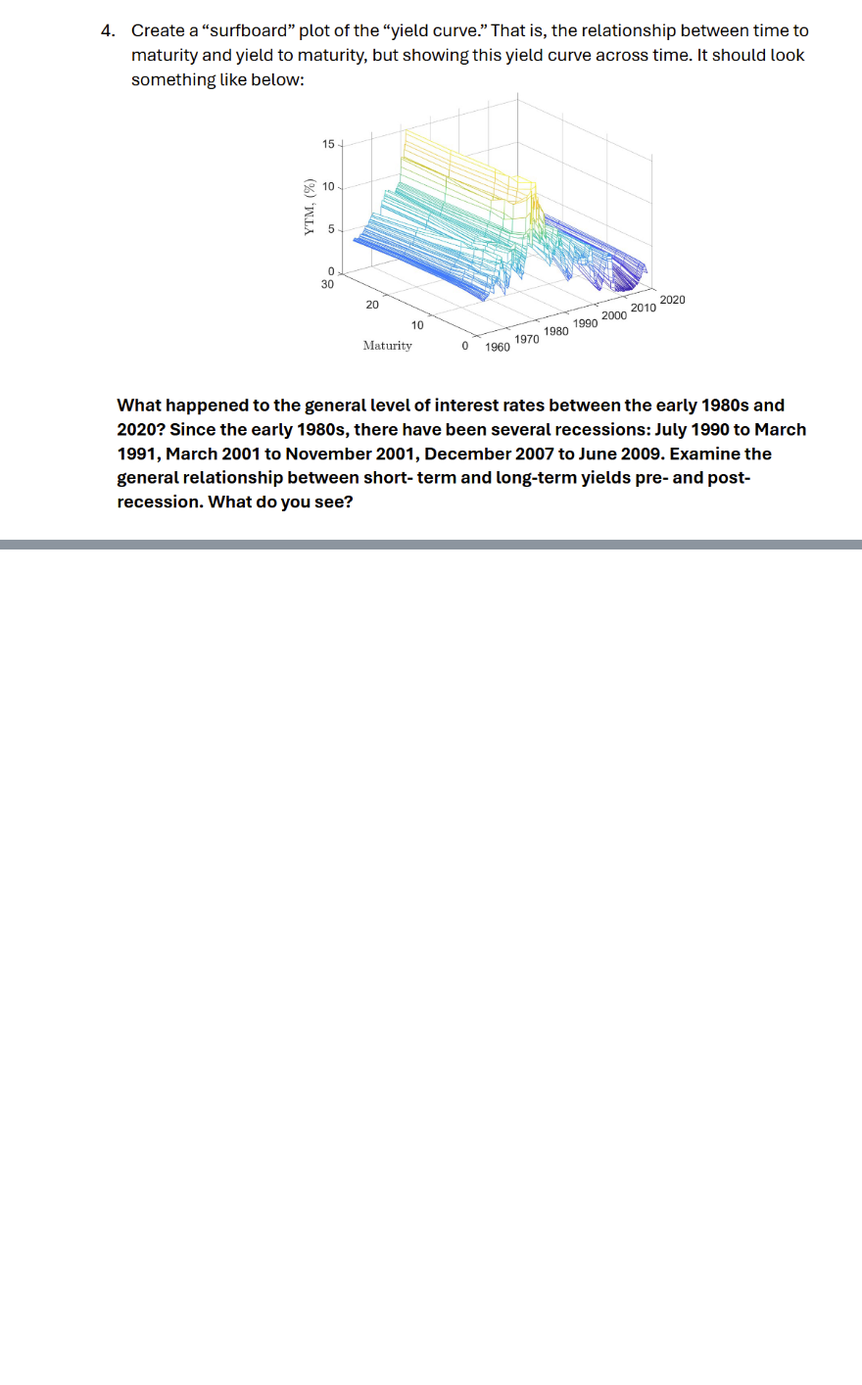
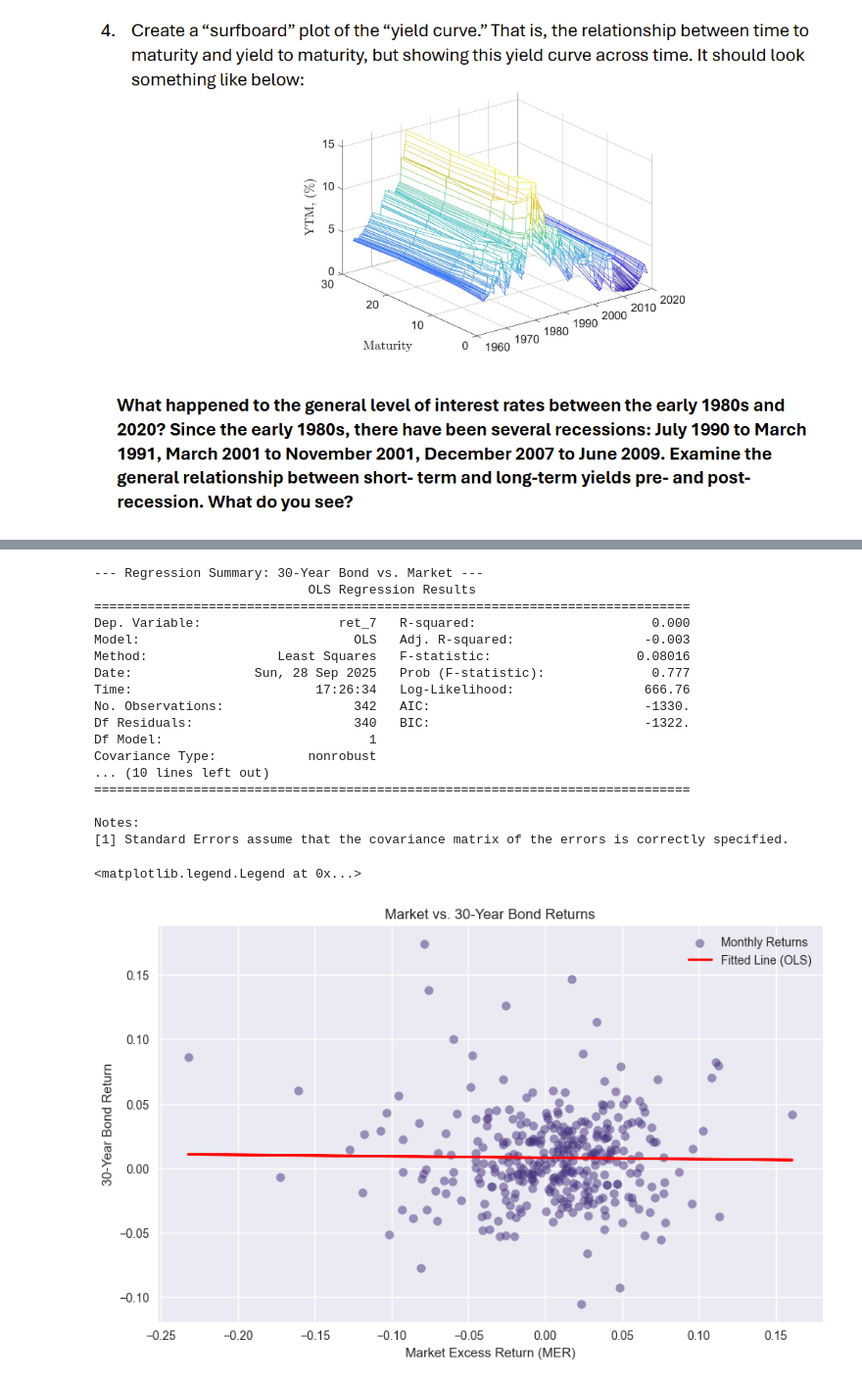
Before and after one commit to rohilahuja3/MSF_Econometric_Lab, a Jupyter notebook: Week4/Week4.ipynb, the cells around one changed output, grey strips where cells are left out. Shown at 98% size. Drawn from its saved outputs; the diff is of its cells as text; code cells hidden in the pictures; blank space fills up the shorter version.

```diff
--- a/Week4/Week4.ipynb
+++ b/Week4/Week4.ipynb
@@ -775,0 +330,49 @@ KeyError: np.int64(7)
+# %%
+analysis_df = combined_data[["Market Excess (Mkt Return - r_f)", 'ret_7']].dropna()
+
+# Define the dependent (y) and independent (X) variables
+y = analysis_df['ret_7']
+X = sm.add_constant(analysis_df['Market Excess (Mkt Return - r_f)']) # Add constant for the intercept
+
+
+# --- Step 3: Run the OLS Regression ---
+model = sm.OLS(y, X).fit()
+print("--- Regression Summary: 30-Year Bond vs. Market ---")
+print(model.summary())
+
+
+# --- Step 4: Create the Final Plot ---
+plt.figure(figsize=(10, 6))
+
+# Scatter plot of the data used in the model
+plt.scatter(X['Market Excess (Mkt Return - r_f)'], y, alpha=0.5, label='Monthly Returns')
+
+# Plot the regression line using the model's predictions
+plt.plot(X['Market Excess (Mkt Return - r_f)'], model.fittedvalues, color='red', linewidth=2, label='Fitted Line (OLS)')
+
+# Add labels and title
+plt.title('Market vs. 30-Year Bond Returns')
+plt.xlabel('Market Excess Return (MER)')
+plt.ylabel('30-Year Bond Return')
+plt.grid(True)
+plt.legend()
+# %% [output]
+--- Regression Summary: 30-Year Bond vs. Market ---
+                            OLS Regression Results
+==============================================================================
+Dep. Variable:                  ret_7   R-squared:                       0.000
+Model:                            OLS   Adj. R-squared:                 -0.003
+Method:                 Least Squares   F-statistic:                   0.08016
+Date:                Sun, 28 Sep 2025   Prob (F-statistic):              0.777
+Time:                        17:26:34   Log-Likelihood:                 666.76
+No. Observations:                 342   AIC:                            -1330.
+Df Residuals:                     340   BIC:                            -1322.
+Df Model:                           1
+Covariance Type:            nonrobust
+... (10 lines left out)
+==============================================================================
+
+Notes:
+[1] Standard Errors assume that the covariance matrix of the errors is correctly specified.
+<matplotlib.legend.Legend at 0x...>
+[figure, added]
```
Also changed, not shown: parts of 21 cells of this notebook, 7 other files.
